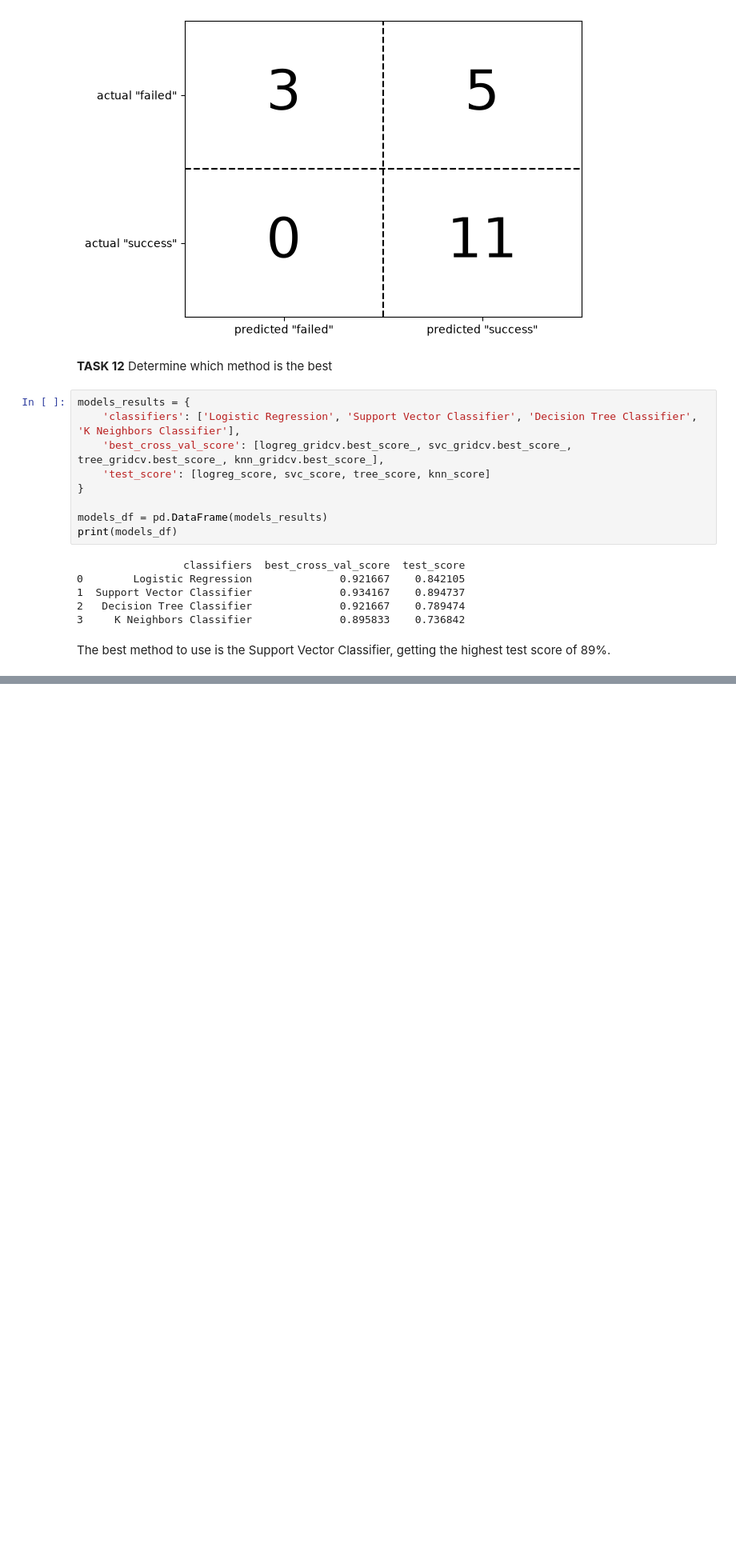
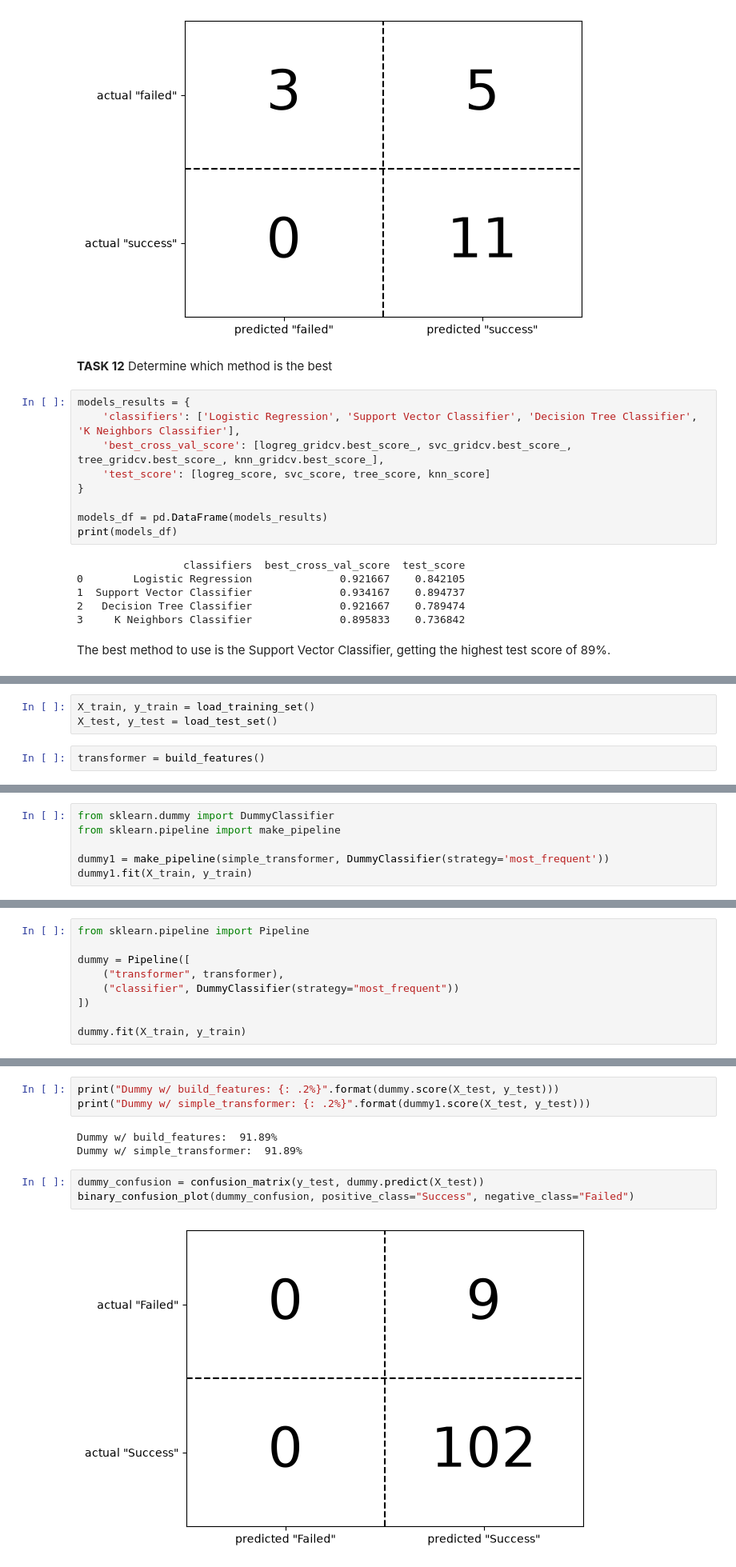
Before and after one commit to svd-jelo/SpaceY-Falcon-9-Project, a Jupyter notebook: notebooks/3.2-cjra-modelling.ipynb, the cells around one changed output, grey strips where cells are left out. Shown at 80% size. Drawn from its saved outputs; the diff is of its cells as text; blank space fills up the shorter version.

```diff
--- a/notebooks/3.2-cjra-modelling.ipynb
+++ b/notebooks/3.2-cjra-modelling.ipynb
@@ -300,0 +309,5 @@ The best method to use is the Support Vector Classifier, getting the highest tes
+# %%
+X_train, y_train = load_training_set()
+X_test, y_test = load_test_set()
+# %%
+transformer = build_features()
@@ -300,0 +364,6 @@ The best method to use is the Support Vector Classifier, getting the highest tes
+# %%
+from sklearn.dummy import DummyClassifier
+from sklearn.pipeline import make_pipeline
+
+dummy1 = make_pipeline(simple_transformer, DummyClassifier(strategy='most_frequent'))
+dummy1.fit(X_train, y_train)
@@ -300,0 +384,9 @@ The best method to use is the Support Vector Classifier, getting the highest tes
+# %%
+from sklearn.pipeline import Pipeline
+
+dummy = Pipeline([
+    ("transformer", transformer),
+    ("classifier", DummyClassifier(strategy="most_frequent"))
+])
+
+dummy.fit(X_train, y_train)
@@ -300,0 +411,11 @@ The best method to use is the Support Vector Classifier, getting the highest tes
+# %%
+print("Dummy w/ build_features: {: .2%}".format(dummy.score(X_test, y_test)))
+print("Dummy w/ simple_transformer: {: .2%}".format(dummy1.score(X_test, y_test)))
+# %% [output]
+Dummy w/ build_features:  91.89%
+Dummy w/ simple_transformer:  91.89%
+# %%
+dummy_confusion = confusion_matrix(y_test, dummy.predict(X_test))
+binary_confusion_plot(dummy_confusion, positive_class="Success", negative_class="Failed")
+# %% [output]
+[figure, added]
```
Also changed, not shown: parts of 49 cells of this notebook.
